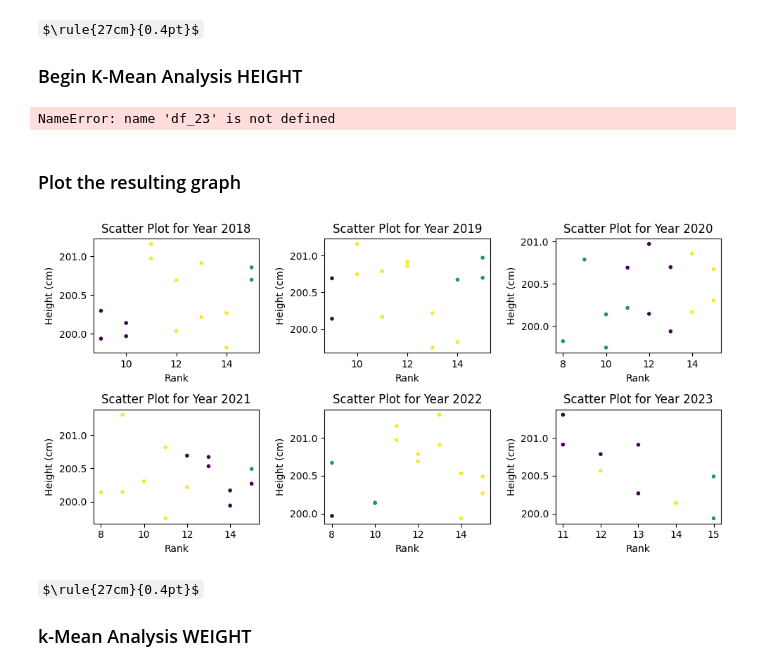
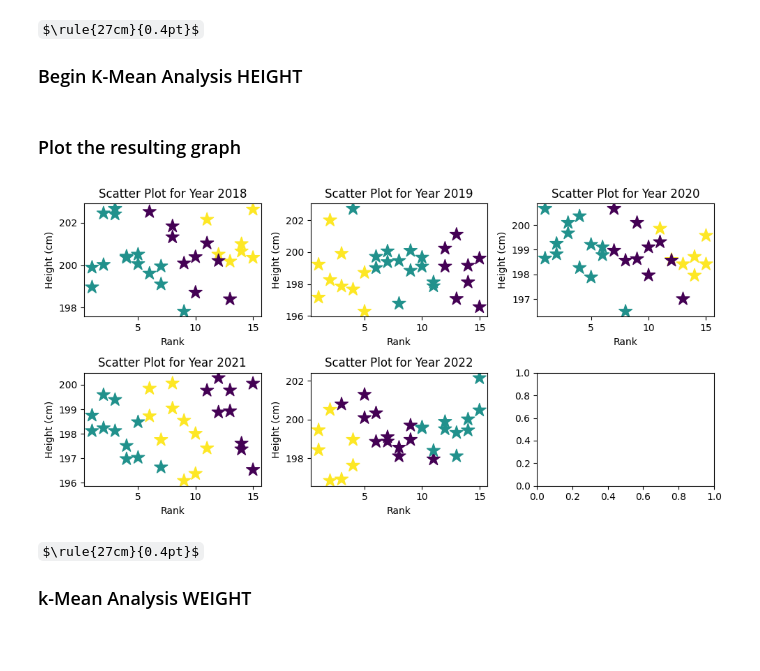
Before and after one commit to colekrant/ADS-Final-Project, a Jupyter notebook: height_weight.ipynb, the cells around one changed output. Drawn from its saved outputs; the diff is of its cells as text; code cells hidden in the pictures; some formulas as TeX source; blank space fills up the shorter version.

Commit message:
fixed dataframe parsing, plotting correctly now. Will update analysis and move to next hypothesis.

```diff
--- a/height_weight.ipynb
+++ b/height_weight.ipynb
@@ -298,31 +297,32 @@ See the caveats in the documentation: https://pandas.pydata.org/pandas-docs/stab
   df_rankings["Team"].iloc[i] = df_rankings["Team"].iloc[i].replace('*', '')
 # %%
 #--------------------------------------------------------------------------------#
+## Pseudocode
+#   LOOP through the master dataframe
+#     LOOP through the rankings dataframe
+#           IF the team and year match, concat new dataframe
 
-dictionary = {'Rank' : []}
-dict = pd.DataFrame(dictionary)
+
+dictionary = {'Team' : [], 'Year' : [], 'Rank' : [], 'Avg_Height' : [], 'Avg_Weight' : []}
+df_kmeans = pd.DataFrame(dictionary)
 
 for i in range(len(dfMaster)):
 
     for j in range(len(df_rankings)):
 
-        # print(dfMaster["full_name"].iloc[i])
-        # print(df_rankings["Team"].iloc[j])
+        if ((int(dfMaster["Year"].iloc[i]) == int(df_rankings["Year"].iloc[j])) and (dfMaster["full_name"].iloc[i] == df_rankings["Team"].iloc[j])):
 
-        if ((dfMaster["Year"].iloc[i] == df_rankings["Year"].iloc[j]) and (dfMaster["full_name"].iloc[i] == df_rankings["Team"].iloc[j])):
+            temp = {'Team' : df_rankings["Team"].iloc[j],
+                    'Year' : int(df_rankings["Year"].iloc[j]),
+                    'Rank' : int(df_rankings["Rank"].iloc[j]),
+                    'Avg_Height' : dfMaster["Avg_Height"].iloc[i],
+                    'Avg_Weight' : dfMaster["Avg_Weight"].iloc[i]}
 
-            print("YAY")
-
-            temp = {'Rank' : df_rankings["Rank"].iloc[j]}
             df_temp = pd.DataFrame(temp, index=[0])
 
-            dict = pd.concat([dict, df_temp], ignore_index = True)
-            dict = dict.reset_index(drop=True)
+            df_kmeans = pd.concat([dict, df_temp], ignore_index = True)
+            df_kmeans = dict.reset_index(drop=True)
 
-print(dict)
-
-# dfMaster = pd.concat([dfMaster, df_temp], ignore_index = True)
-# dfMaster = dfMaster.reset_index(drop=True)
-# print(dfMaster)
+df_kmeans.head()
 #--------------------------------------------------------------------------------#
 # %% [output]
@@ -350,0 +335,7 @@ Index: []
+# %%
+# ## Split into by year
+df_18 = df_kmeans[df_kmeans["Year"] == 2018]
+df_19 = df_kmeans[df_kmeans["Year"] == 2019]
+df_20 = df_kmeans[df_kmeans["Year"] == 2020]
+df_21 = df_kmeans[df_kmeans["Year"] == 2021]
+df_22 = df_kmeans[df_kmeans["Year"] == 2022]
@@ -354,48 +363,45 @@ $\rule{27cm}{0.4pt}$
 # %%
 #--------------------------------------------------------------------------------#
 ## Use k-Means for clustering
-centroids_23, clusters_23, mean_error_23 = kMeans(df_23[["Rank", "Avg_Height"]], k=3)
 centroids_22, clusters_22, mean_error_22 = kMeans(df_22[["Rank", "Avg_Height"]], k=3)
 centroids_21, clusters_21, mean_error_21 = kMeans(df_21[["Rank", "Avg_Height"]], k=3)
 centroids_20, clusters_20, mean_error_20 = kMeans(df_20[["Rank", "Avg_Height"]], k=3)
 centroids_19, clusters_19, mean_error_19 = kMeans(df_19[["Rank", "Avg_Height"]], k=3)
 centroids_18, clusters_18, mean_error_18 = kMeans(df_18[["Rank", "Avg_Height"]], k=3)
 #--------------------------------------------------------------------------------#
-# %% [output]
-NameError: name 'df_23' is not defined
 # %% [markdown]
 ### Plot the resulting graph
 # %%
 #--------------------------------------------------------------------------------#
 import matplotlib.pyplot as plt
 
 ## Create lists to use for loop iteration for plotting
 #  dataframes, contains all the dataframes for each year
 #  clusters, contains all the clusters for each year
 #  years, contains all the years
 
-dataframes = [df_18, df_19, df_20, df_21, df_22, df_23]
-clusters = [clusters_18, clusters_19, clusters_20, clusters_21, clusters_22, clusters_23]
-years = [2018, 2019, 2020, 2021, 2022, 2023]
+dataframes = [df_18, df_19, df_20, df_21, df_22]
+clusters = [clusters_18, clusters_19, clusters_20, clusters_21, clusters_22]
+years = [2018, 2019, 2020, 2021, 2022]
 
 ## Initialize Plot
 fig, axes = plt.subplots(2, 3, figsize=(10, 5))
 axes = axes.flatten()
 
 ## LOOP : Scatter Plot for each Year
 for i, (year, dataframe) in enumerate(zip(years, dataframes)):
     ax = axes[i]
     ax.scatter(dataframe['Rank'], dataframe['Avg_Height'], c=clusters[i], marker='*', s=200)
     ax.set_xlabel("Rank")
     ax.set_ylabel("Height (cm)")
     ax.set_title("Scatter Plot for Year " + str(year))
 
 plt.tight_layout()
 plt.show()
 
 #--------------------------------------------------------------------------------#
 # %% [output]
-[figure, old version]
+[figure, new version]
 # %% [markdown]
 $\rule{27cm}{0.4pt}$
 ### k-Mean Analysis WEIGHT
```
Also changed, not shown: parts of 7 cells of this notebook.
